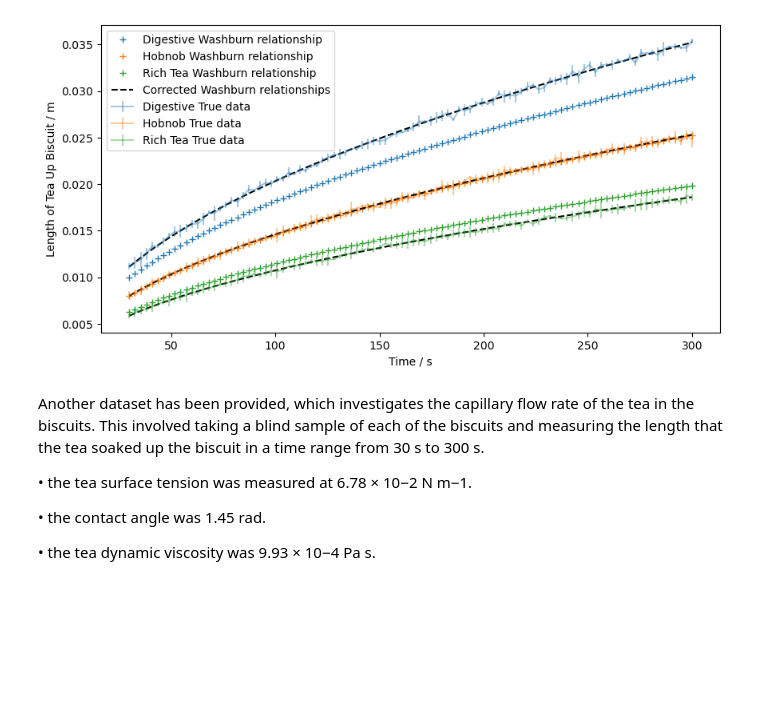
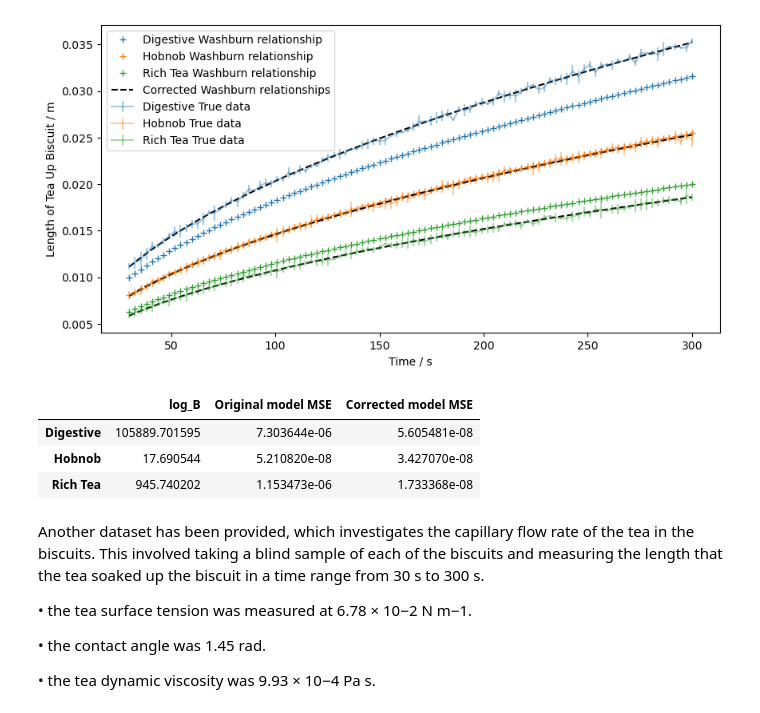
Before and after one commit to M4ffff/ML_biscuit_analysis, a Jupyter notebook: initial.ipynb, the cells around one changed output. Cells and saved outputs as stored; diff of their text form; code cells hidden in the pictures; blank space fills up the shorter version.

Commit message:
save model comparison data as csv

```diff
--- a/initial.ipynb
+++ b/initial.ipynb
@@ -618,10 +600,13 @@ for biscuit in biscuits:
 
     # Calculate probability of this radius occuring
     percentage_prob = calc_prob_in_distribution(mean, std, pymc_r)
-    print(f"probability of this value or more extreme occuring: {percentage_prob:.2f} %")
+    print(f"Probability of this value or a more extreme value occuring: {percentage_prob:.2f} %")
 
     # Calculate number of standard devisations of value from mean
     num_stds = calc_num_stds(mean, std, pymc_r)
     print(f"Number of stds from mean: {num_stds:.3}")
+
+    biscuit_summaries[biscuit]['value_prob'] = percentage_prob
+    biscuit_summaries[biscuit]['num_stds'] = num_stds
 # %% [output]
 Digestive
@@ -746,6 +731,7 @@ import ultranest
 import numpy as np
 from scipy.stats import uniform, norm
 
+log_Bs = []
 
 tr3_priors = []
 
@@ -768,6 +754,8 @@ for biscuit in biscuits:
 
     log_B = sampler_two.results['logz'] - sampler_one.results['logz']
     print(f"log_B: {log_B:.3}")
+
+    log_Bs.append(log_B)
 # %% [output]
 [ultranest] Sampling 400 live points from prior ...
 [ultranest] Explored until L=-1e+05
@@ -845,5 +866,10 @@ log_B: 7.76e+02
 # %%
 # corrected washburn model fittings
+
+from sklearn.metrics import mean_squared_error
+
+table2 = pd.DataFrame(columns=(['log_B', 'Original model MSE', 'Corrected model MSE']))
+
 
 fig, ax = plt.subplots(figsize=(10,5))
 
@@ -863,14 +889,30 @@ for i, biscuit in enumerate(biscuits):
         label = 'Corrected Washburn relationships'
     else:
         label=None
-    ax.plot(t,  ((correction)*washburn_data_rfc), linestyle='--', color="black", zorder=5, label=label)
+
+    corrected_model = (correction)*washburn_data_rfc
+    ax.plot(t, corrected_model, linestyle='--', color="black", zorder=5, label=label)
+
+    mse_original = mean_squared_error(L, washburn_data_rfc)
+    mse_corrected = mean_squared_error(L, corrected_model)
+
+    table2.loc[biscuit] = [log_Bs[i], mse_original, mse_corrected]
 
 ax.set_xlabel("Time / s")
 ax.set_ylabel("Length of Tea Up Biscuit / m")
 ax.legend()
 plt.show()
+
+table2.to_csv('model_comparisons.csv', index_label='Biscuit Type')
 # %% [output]
 [figure]
+# %%
+table2
+# %% [output]
+|  | log_B | Original model MSE | Corrected model MSE |
+| Digestive | 105889.701595 | 7.303644e-06 | 5.605481e-08 |
+| Hobnob | 17.690544 | 5.210820e-08 | 3.427070e-08 |
+| Rich Tea | 945.740202 | 1.153473e-06 | 1.733368e-08 |
 # %% [markdown]
 Another dataset has been provided, which investigates the capillary flow rate of the tea in the
 biscuits. This involved taking a blind sample of each of the biscuits and measuring the length
```
Also changed, not shown: parts of 14 cells of this notebook.
